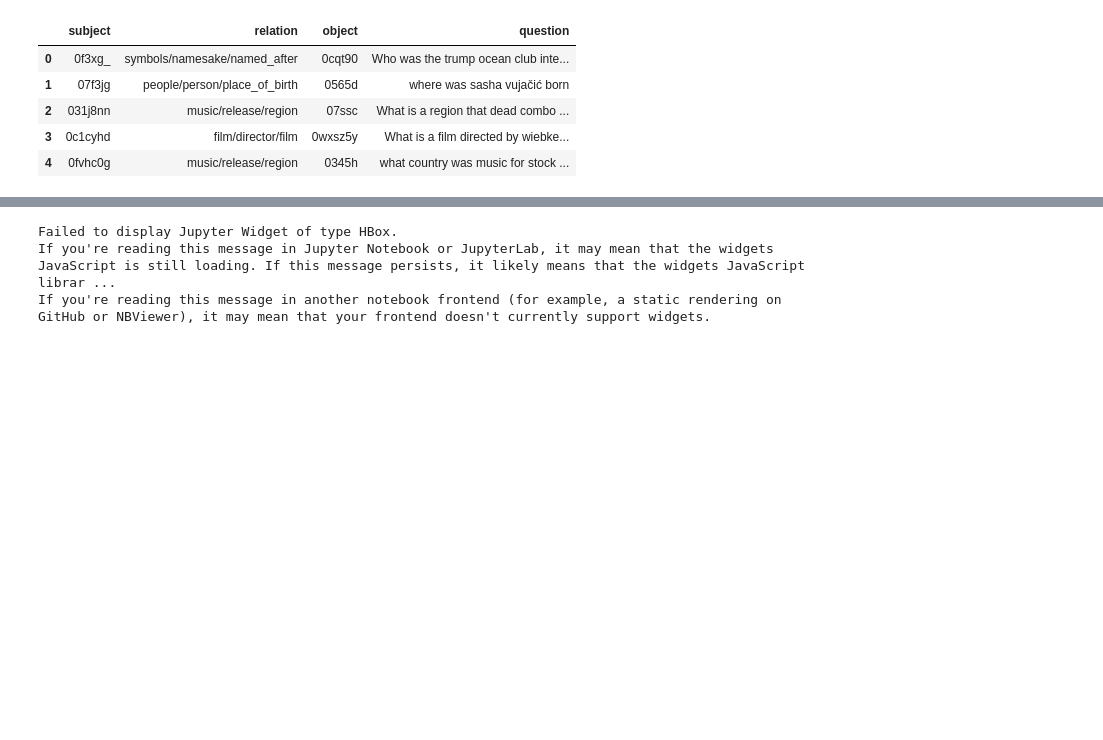
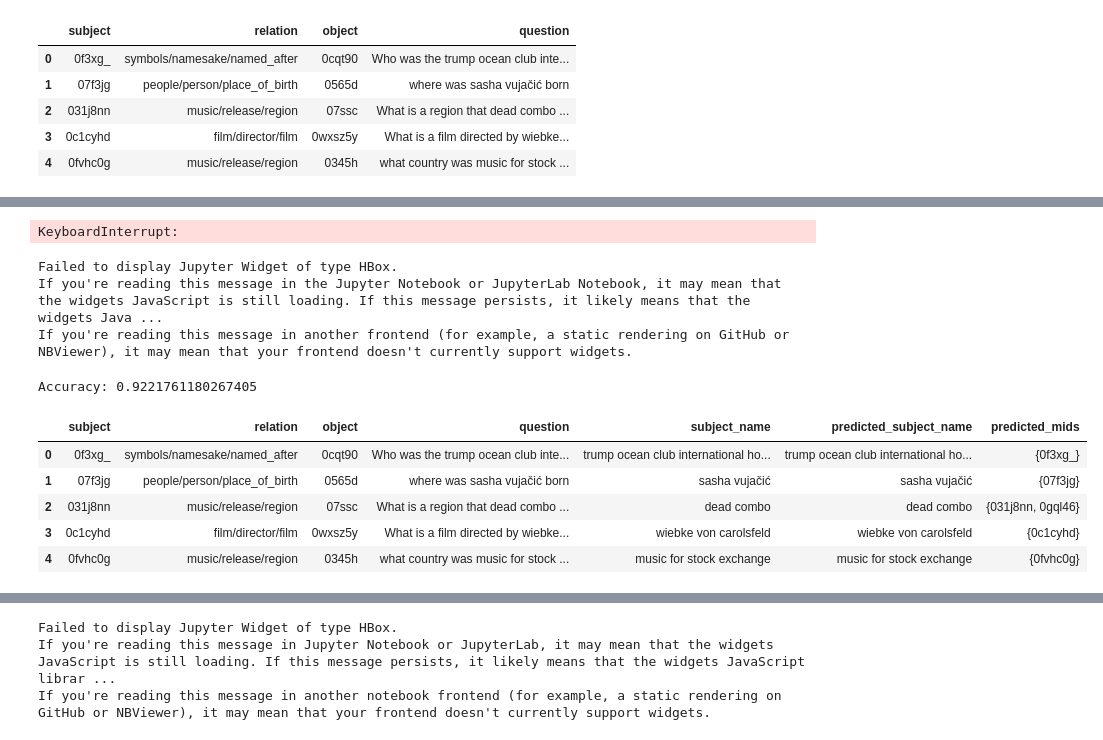
Before and after one commit to PetrochukM/Simple-QA-EMNLP-2018, a Jupyter notebook: scripts/notebooks/End-to-End Freebase QA.ipynb, the cells around one changed output, grey strips where cells are left out. Cells and saved outputs as stored; diff of their text form; code cells hidden in the pictures; blank space fills up the shorter version.

```diff
--- a/scripts/notebooks/End-to-End Freebase QA.ipynb
+++ b/scripts/notebooks/End-to-End Freebase QA.ipynb
@@ -219,0 +77,21 @@ print(get_relation('Where was Obama born?', 1))
+# %%
+from nltk import word_tokenize
+
+def preprocess(s):
+    s = str(s)
+    s = s.lower()
+    return ' '.join(word_tokenize(s))
+# %%
+from allennlp.models.archival import load_archive
+from allennlp.service.predictors import Predictor
+
+SUBJECT_RECOGNITION = '../../../allennlp/tmp/subject_recognition_10/model.tar.gz'
+archive = load_archive(SUBJECT_RECOGNITION, cuda_device=0)
+predictor = Predictor.from_archive(archive, 'sentence-tagger')
+
+def predict_subject_name(s):
+    s = preprocess(s)
+    predicted = predictor.predict_json({'sentence': s}, 0)
+    return ' '.join([predicted['words'][i] for i, tag in enumerate(predicted['tags']) if tag == 'I-SUB'])
+
+predict_subject_name('what major cities does u.s. route 2 run through')
@@ -219,0 +159,25 @@ print(get_relation('Where was Obama born?', 1))
+# %%
+from tqdm import tqdm_notebook
+import psycopg2
+
+chunk_size = 10000
+
+def update_chunk(rows):
+    query = 'UPDATE fb_name SET normalized_alias = %s WHERE mid = %s and alias = %s'
+    psycopg2.extras.execute_batch(cursor, query, rows)
+
+cursor.execute('SELECT mid, alias FROM fb_name')
+rows = []
+for mid, alias in tqdm_notebook(cursor.fetchall()):
+    normalized_alias = normalize_phrase(alias)
+    rows.append(tuple([normalized_alias, mid, alias]))
+
+
+    # Insert Chunk
+    if len(rows) > chunk_size:
+        update_chunk(rows)
+        rows = []
+
+update_chunk(rows)
+# %% [output]
+KeyboardInterrupt:
@@ -219,0 +186,29 @@ print(get_relation('Where was Obama born?', 1))
+# %%
+from tqdm import tqdm_notebook
+from numpy import nan
+import pandas as pd
+
+correct = 0
+predicted_mids_column = []
+for index, row in tqdm_notebook(df_dev.iterrows(), total=df_dev.shape[0]):
+    predicted = normalize_phrase(row['predicted_subject_name'])
+    cursor.execute('SELECT DISTINCT mid FROM fb_name WHERE normalized_alias = %s', (predicted, ))
+    predicted_mids = set([row[0] for row in cursor.fetchall()])
+    predicted_mids_column.append(predicted_mids)
+    if row['subject'] in predicted_mids:
+        correct += 1
+
+df_dev['predicted_mids'] = pd.Series(predicted_mids_column, index=df_dev.index)
+print('Accuracy:', correct / df_dev.shape[0])
+df_dev[:5]
+# %% [output]
+Failed to display Jupyter Widget of type HBox.
+If you're reading this message in the Jupyter Notebook or JupyterLab Notebook, it may mean that the widgets JavaScript is still loading. If this message persists, it likely means that the widgets Java ...
+If you're reading this message in another frontend (for example, a static rendering on GitHub or NBViewer), it may mean that your frontend doesn't currently support widgets.
+Accuracy: 0.9221761180267405
+|  | subject | relation | object | question | subject_name | predicted_subject_name | predicted_mids |
+| 0 | 0f3xg_ | symbols/namesake/named_after | 0cqt90 | Who was the trump ocean club inte... | trump ocean club international ho... | trump ocean club international ho... | {0f3xg_} |
+| 1 | 07f3jg | people/person/place_of_birth | 0565d | where was sasha vujačić born | sasha vujačić | sasha vujačić | {07f3jg} |
+| 2 | 031j8nn | music/release/region | 07ssc | What is a region that dead combo ... | dead combo | dead combo | {031j8nn, 0gql46} |
+| 3 | 0c1cyhd | film/director/film | 0wxsz5y | What is a film directed by wiebke... | wiebke von carolsfeld | wiebke von carolsfeld | {0c1cyhd} |
+| 4 | 0fvhc0g | music/release/region | 0345h | what country was music for stock ... | music for stock exchange | music for stock exchange | {0fvhc0g} |
```
Also changed, not shown: parts of 12 cells of this notebook, 9 other files.
